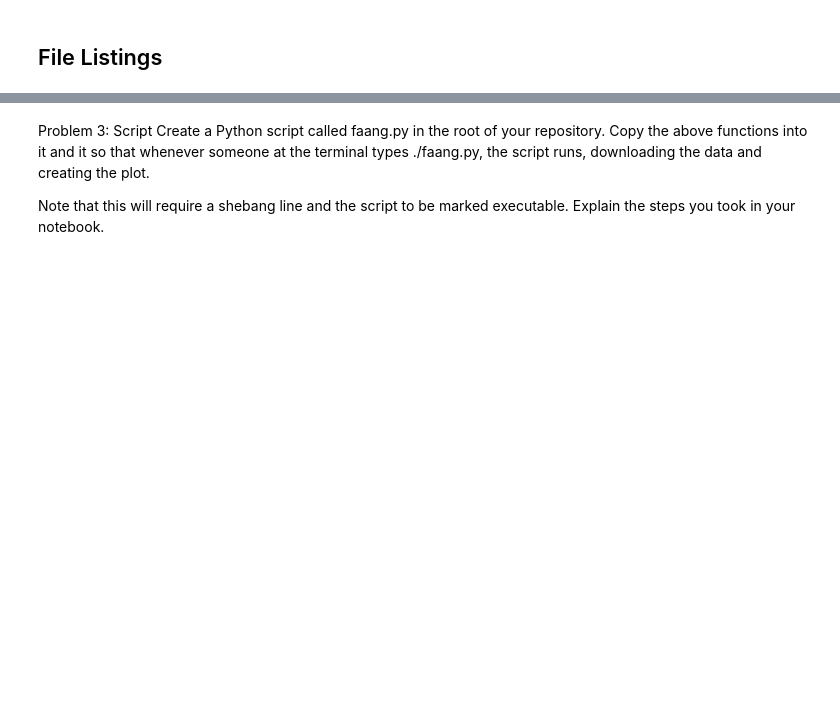
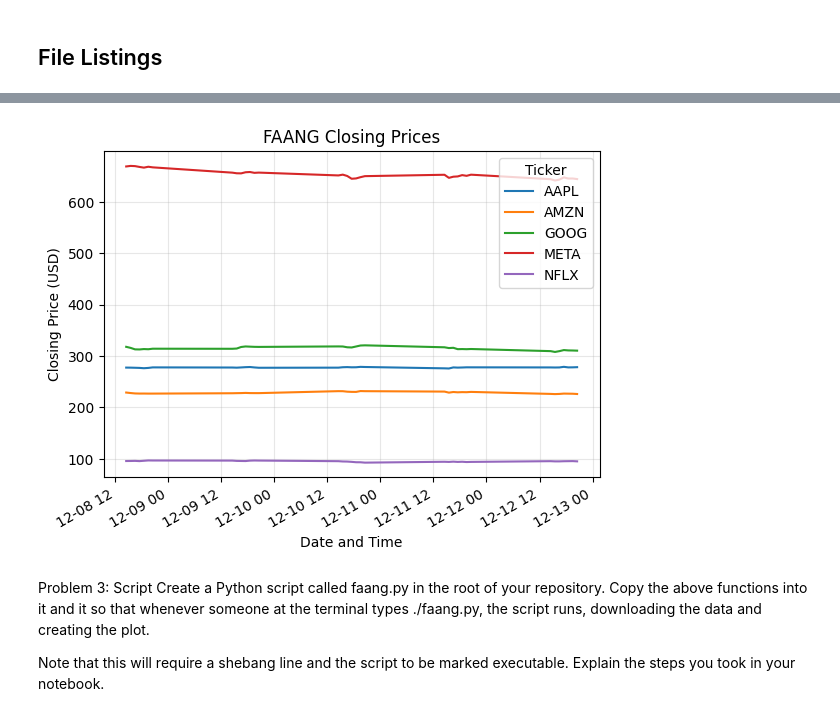
Before and after one commit to marianemcgrath/comp_infrastructure_assessment, a Jupyter notebook: problems.ipynb, the cells around one changed output, grey strips where cells are left out. Cells and saved outputs as stored; diff of their text form; code cells hidden in the pictures; blank space fills up the shorter version.

```diff
--- a/problems.ipynb
+++ b/problems.ipynb
@@ -215,0 +230,6 @@ os.listdir('plots/')
+# %%
+# Reading the files
+df = pd.read_csv(f'data/{data_files[0]}', header=[0, 1], index_col=0, parse_dates=True)
+
+# Show
+df.head(10)
@@ -216,3 +274,12 @@ os.listdir('plots/')
+# %%
+df['Close'].plot()
+plt.xlabel('Date and Time')
+plt.ylabel('Closing Price (USD)')
+plt.title('FAANG Closing Prices')
+plt.grid(True, alpha=0.3)
+plt.show()
+# %% [output]
+[figure, added]
 # %% [markdown]
 Problem 3: Script
 Create a Python script called faang.py in the root of your repository. Copy the above functions into it and it so that whenever someone at the terminal types ./faang.py, the script runs, downloading the data and creating the plot.
```
Also changed, not shown: parts of 9 cells of this notebook, 34 other files.
